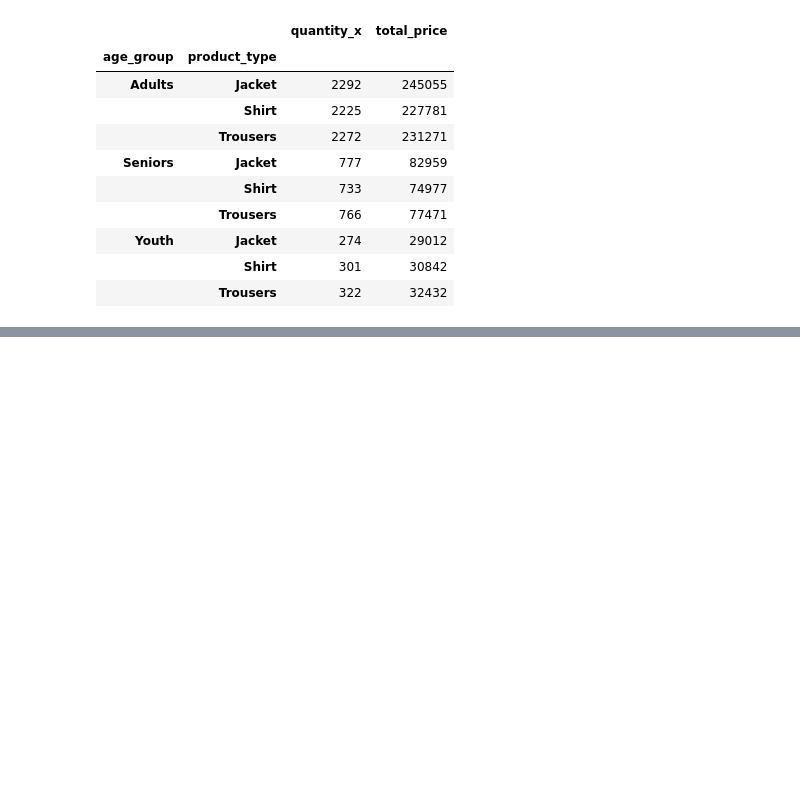
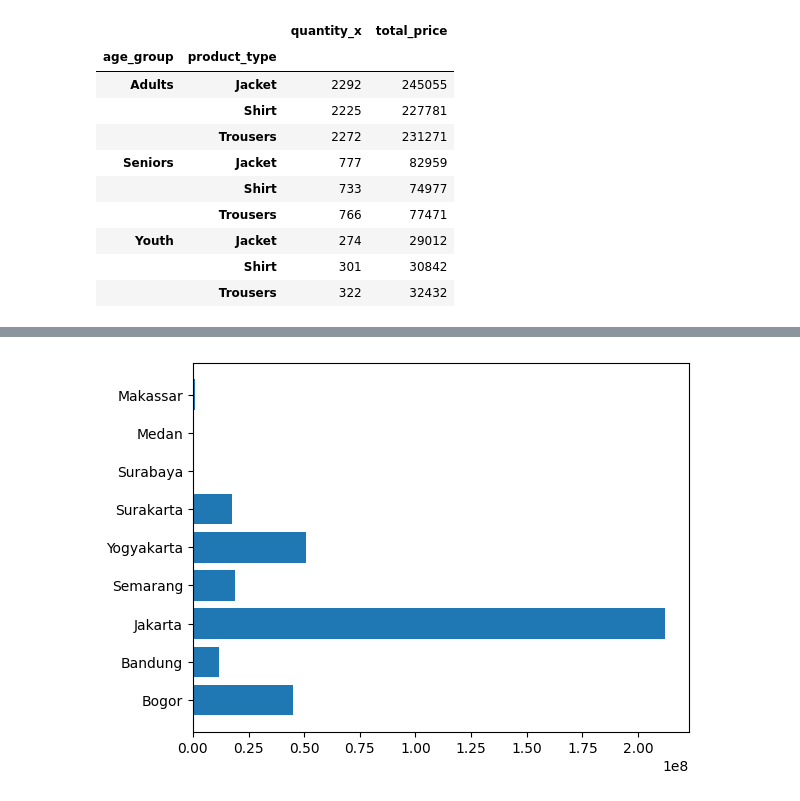
Before and after one commit to MuhammadPrayoga/data-wrangling, a Jupyter notebook: notebook.ipynb, the cells around one changed output, grey strips where cells are left out. Cells and saved outputs as stored; diff of their text form; code cells hidden in the pictures; blank space fills up the shorter version.

```diff
--- a/notebook.ipynb
+++ b/notebook.ipynb
@@ -674,0 +689,5 @@ all_df.groupby(by=["age_group", "product_type"]).agg({
+# %%
+plt.barh(y=cities, width=populations)
+plt.show()
+# %% [output]
+[figure, added]
```
Also changed, not shown: parts of 4 cells of this notebook.
